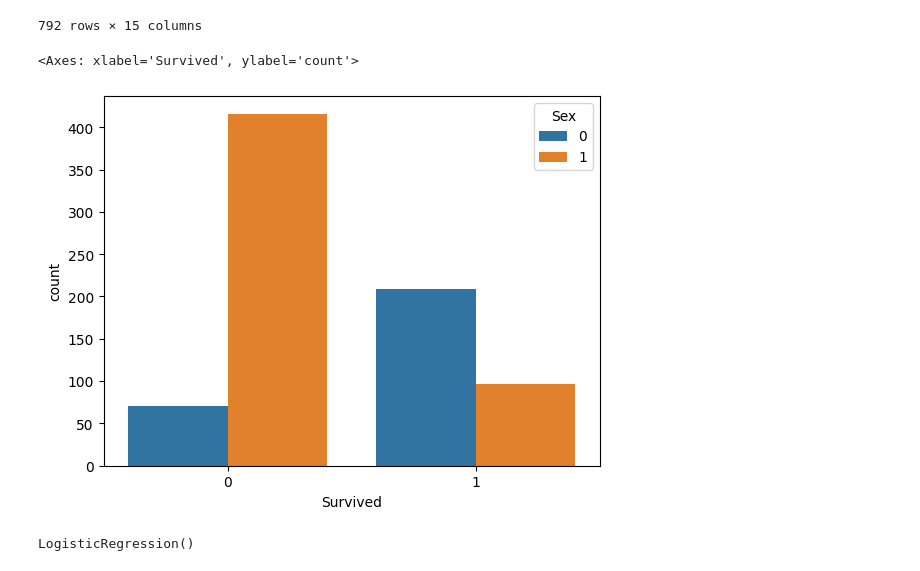
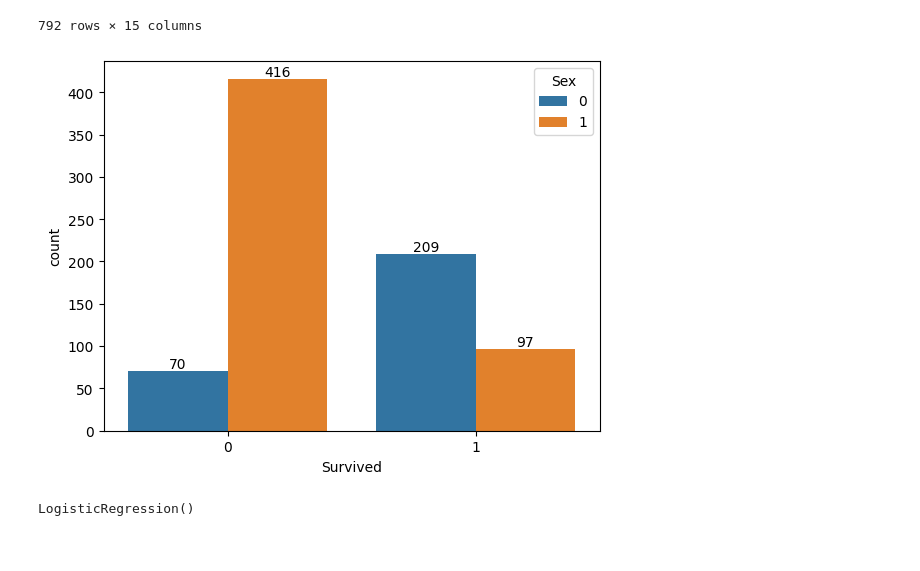
Before and after one commit to Abdul-Kabeer245/Titanic, a Jupyter notebook: survival prediction.ipynb, the cells around one changed output. Drawn from its saved outputs; the diff is of its cells as text; code cells hidden in the pictures.

Commit message:
bar labeled

```diff
--- a/survival prediction.ipynb
+++ b/survival prediction.ipynb
@@ -66,10 +66,11 @@ df
 | 791 | 0 | 1 | 0.2000 | 0.050749 | 0 | 1 | 0 | 0.0 | 1 | 0 | ... |
 792 rows × 15 columns
 # %%
-sns.countplot(data = df, x = 'Survived', hue = 'Sex')
+ax = sns.countplot(data = df, x = 'Survived', hue = 'Sex')
+for i in ax.containers:
+    ax.bar_label(i)
 # %% [output]
-<Axes: xlabel='Survived', ylabel='count'>
-[figure, old version]
+[figure, new version]
 # %%
 from sklearn.linear_model import LogisticRegression
 # %%
```
